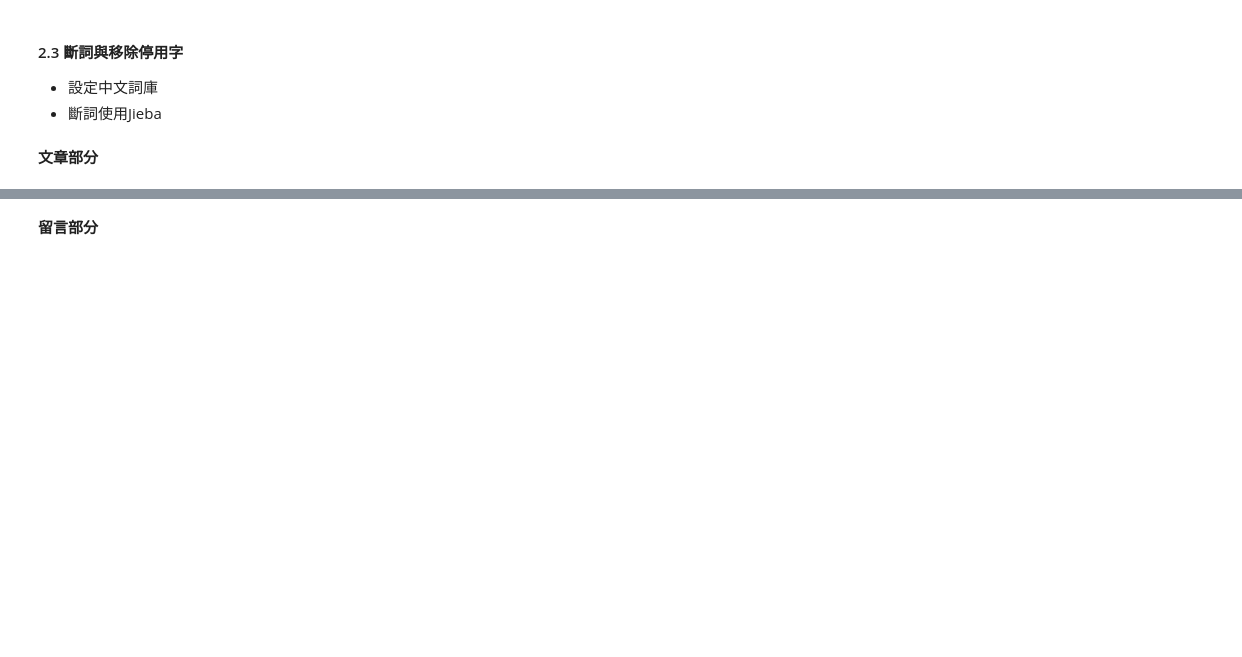
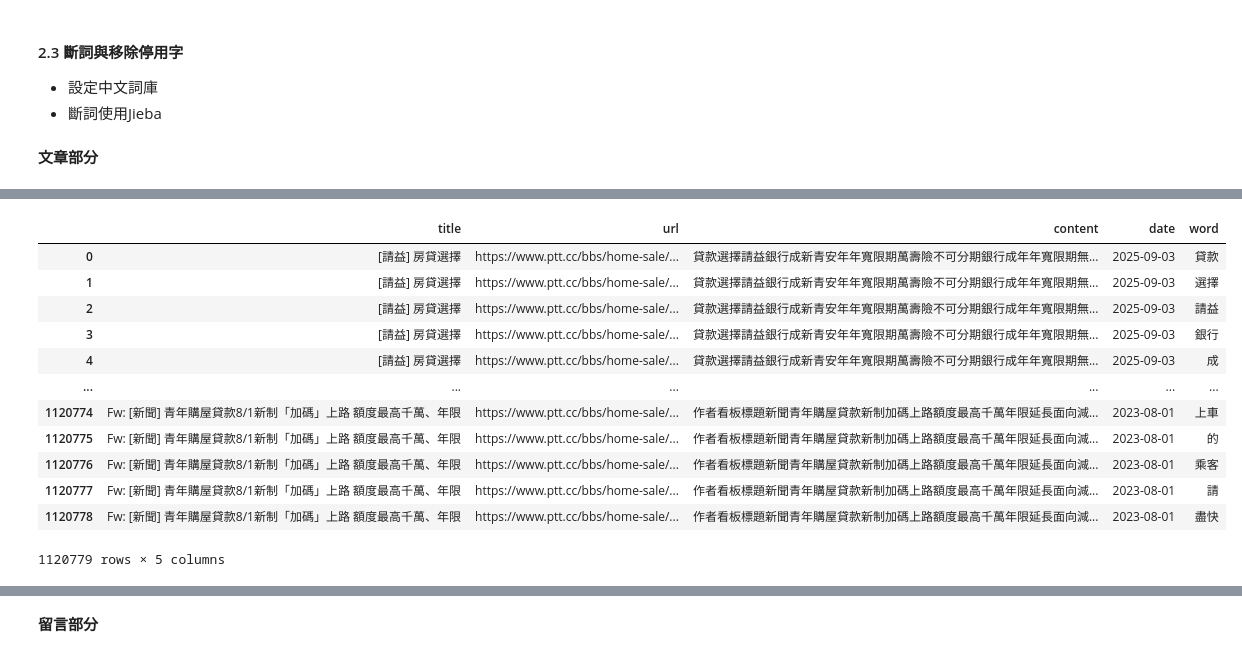
Before and after one commit to hsuan1120/Loan, a Jupyter notebook: loans.ipynb, the cells around one changed output, grey strips where cells are left out. Saved outputs shown, nothing was run; the diff lists cells and outputs as text; code cells hidden in the pictures; blank space fills up the shorter version.

```diff
--- a/loans.ipynb
+++ b/loans.ipynb
@@ -184 +184,17 @@ article = article.assign(word=article['content'].apply(lambda x: jieba.lcut(x)))
+# %%
+article_token
+# %% [output]
+|  | title | url | content | date | word |
+| 0 | [請益] 房貸選擇 | https://www.ptt.cc/bbs/home-sale/... | 貸款選擇請益銀行成新青安年年寬限期萬壽險不可分期銀行成年年寬限期無... | 2025-09-03 | 貸款 |
+| 1 | [請益] 房貸選擇 | https://www.ptt.cc/bbs/home-sale/... | 貸款選擇請益銀行成新青安年年寬限期萬壽險不可分期銀行成年年寬限期無... | 2025-09-03 | 選擇 |
+| 2 | [請益] 房貸選擇 | https://www.ptt.cc/bbs/home-sale/... | 貸款選擇請益銀行成新青安年年寬限期萬壽險不可分期銀行成年年寬限期無... | 2025-09-03 | 請益 |
+| 3 | [請益] 房貸選擇 | https://www.ptt.cc/bbs/home-sale/... | 貸款選擇請益銀行成新青安年年寬限期萬壽險不可分期銀行成年年寬限期無... | 2025-09-03 | 銀行 |
+| 4 | [請益] 房貸選擇 | https://www.ptt.cc/bbs/home-sale/... | 貸款選擇請益銀行成新青安年年寬限期萬壽險不可分期銀行成年年寬限期無... | 2025-09-03 | 成 |
+| ... | ... | ... | ... | ... | ... |
+| 1120774 | Fw: [新聞] 青年購屋貸款8/1新制「加碼」上路 額度最高千萬、年限 | https://www.ptt.cc/bbs/home-sale/... | 作者看板標題新聞青年購屋貸款新制加碼上路額度最高千萬年限延長面向減... | 2023-08-01 | 上車 |
+| 1120775 | Fw: [新聞] 青年購屋貸款8/1新制「加碼」上路 額度最高千萬、年限 | https://www.ptt.cc/bbs/home-sale/... | 作者看板標題新聞青年購屋貸款新制加碼上路額度最高千萬年限延長面向減... | 2023-08-01 | 的 |
+| 1120776 | Fw: [新聞] 青年購屋貸款8/1新制「加碼」上路 額度最高千萬、年限 | https://www.ptt.cc/bbs/home-sale/... | 作者看板標題新聞青年購屋貸款新制加碼上路額度最高千萬年限延長面向減... | 2023-08-01 | 乘客 |
+| 1120777 | Fw: [新聞] 青年購屋貸款8/1新制「加碼」上路 額度最高千萬、年限 | https://www.ptt.cc/bbs/home-sale/... | 作者看板標題新聞青年購屋貸款新制加碼上路額度最高千萬年限延長面向減... | 2023-08-01 | 請 |
+| 1120778 | Fw: [新聞] 青年購屋貸款8/1新制「加碼」上路 額度最高千萬、年限 | https://www.ptt.cc/bbs/home-sale/... | 作者看板標題新聞青年購屋貸款新制加碼上路額度最高千萬年限延長面向減... | 2023-08-01 | 盡快 |
+1120779 rows × 5 columns
 # %%
```
Also changed, not shown: parts of 10 cells of this notebook.
